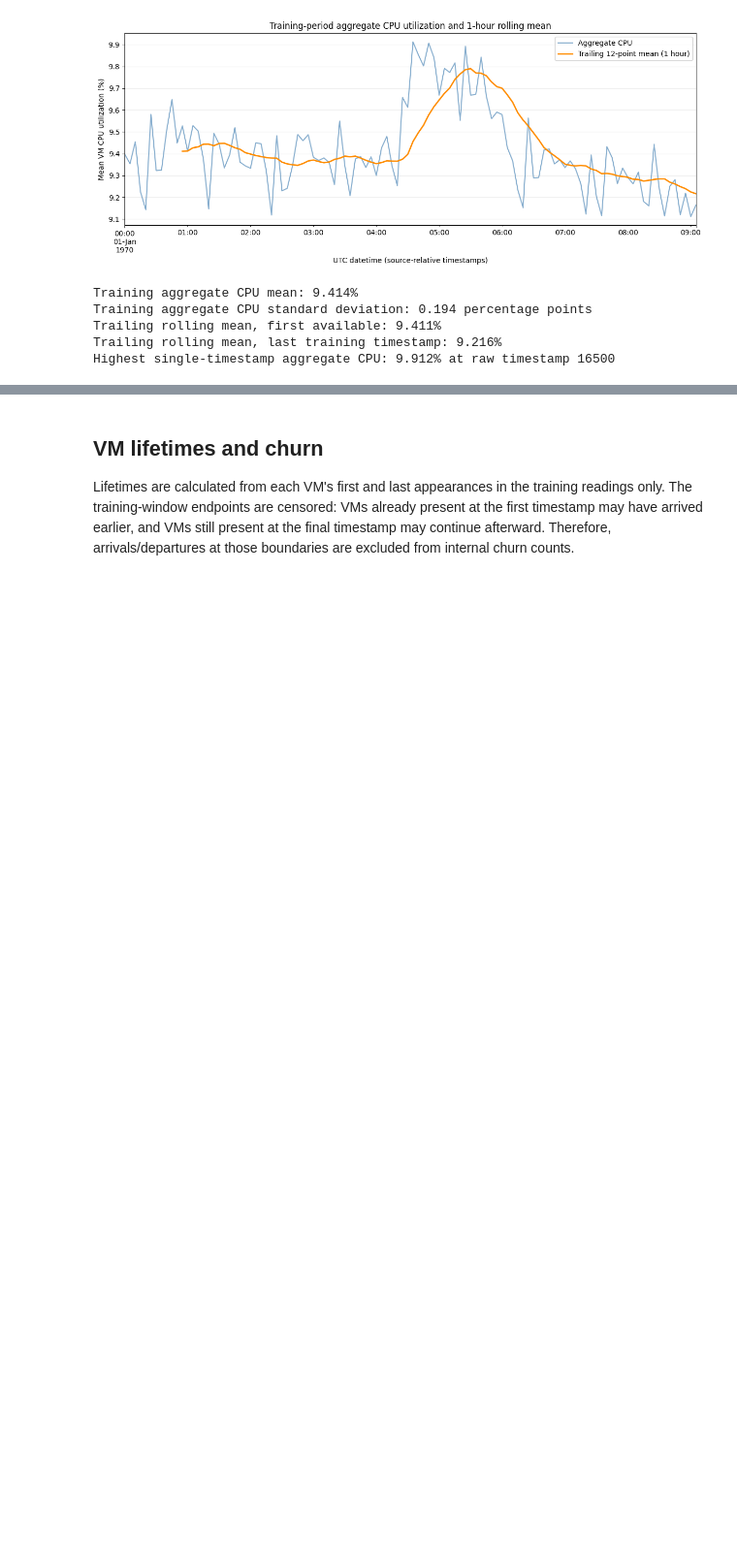
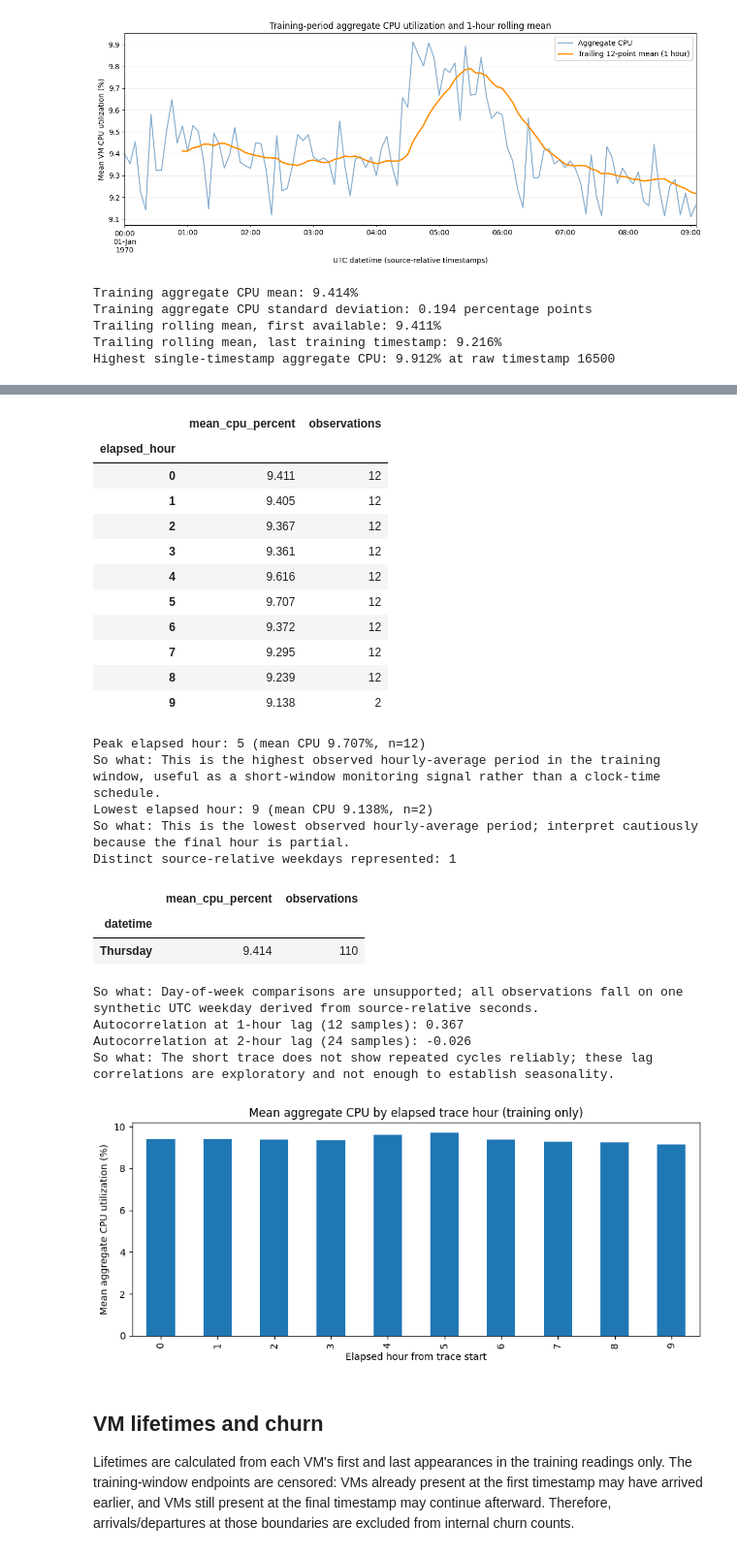
Before and after one commit to Code-compile-sys/atomity-forecasting-challenge, a Jupyter notebook: notebooks/01_eda.ipynb, the cells around one changed output, grey strips where cells are left out. Shown at 97% size. Saved outputs shown, nothing was run; the diff lists cells and outputs as text; code cells hidden in the pictures; blank space fills up the shorter version.

```diff
--- a/notebooks/01_eda.ipynb
+++ b/notebooks/01_eda.ipynb
@@ -224,3 +230,60 @@ Highest single-timestamp aggregate CPU: 9.912% at raw timestamp 16500
+# %%
+temporal_targets = train_targets.copy()
+temporal_targets["elapsed_hour"] = (temporal_targets["timestamp"] // 3600).astype(int)
+hourly_cpu = temporal_targets.groupby("elapsed_hour")["aggregate_cpu_utilization"].agg(["mean", "count"])
+hourly_cpu = hourly_cpu.rename(columns={"mean": "mean_cpu_percent", "count": "observations"})
+display(hourly_cpu.round(3))
+
+peak_hour = int(hourly_cpu["mean_cpu_percent"].idxmax())
+low_hour = int(hourly_cpu["mean_cpu_percent"].idxmin())
+print(f"Peak elapsed hour: {peak_hour} (mean CPU {hourly_cpu.loc[peak_hour, 'mean_cpu_percent']:.3f}%, n={int(hourly_cpu.loc[peak_hour, 'observations'])})")
+print("So what: This is the highest observed hourly-average period in the training window, useful as a short-window monitoring signal rather than a clock-time schedule.")
+print(f"Lowest elapsed hour: {low_hour} (mean CPU {hourly_cpu.loc[low_hour, 'mean_cpu_percent']:.3f}%, n={int(hourly_cpu.loc[low_hour, 'observations'])})")
+print("So what: This is the lowest observed hourly-average period; interpret cautiously because the final hour is partial.")
+
+weekday_cpu = temporal_targets.groupby(temporal_targets["datetime"].dt.day_name())["aggregate_cpu_utilization"].agg(["mean", "count"])
+print(f"Distinct source-relative weekdays represented: {temporal_targets['datetime'].dt.day_of_week.nunique()}")
+display(weekday_cpu.rename(columns={"mean": "mean_cpu_percent", "count": "observations"}).round(3))
+if temporal_targets["datetime"].dt.day_of_week.nunique() < 2:
+    print("So what: Day-of-week comparisons are unsupported; all observations fall on one synthetic UTC weekday derived from source-relative seconds.")
+
+lag_1h = temporal_targets["aggregate_cpu_utilization"].autocorr(lag=12)
+lag_2h = temporal_targets["aggregate_cpu_utilization"].autocorr(lag=24)
+print(f"Autocorrelation at 1-hour lag (12 samples): {lag_1h:.3f}")
+print(f"Autocorrelation at 2-hour lag (24 samples): {lag_2h:.3f}")
+print("So what: The short trace does not show repeated cycles reliably; these lag correlations are exploratory and not enough to establish seasonality.")
+
+hourly_cpu["mean_cpu_percent"].plot.bar(figsize=(9, 4), title="Mean aggregate CPU by elapsed trace hour (training only)")
+plt.xlabel("Elapsed hour from trace start")
+plt.ylabel("Mean aggregate CPU utilization (%)")
+plt.tight_layout()
+plt.show()
+# %% [output]
+|  | mean_cpu_percent | observations |
+| elapsed_hour |  |  |
+| 0 | 9.411 | 12 |
+| 1 | 9.405 | 12 |
+| 2 | 9.367 | 12 |
+| 3 | 9.361 | 12 |
+| 4 | 9.616 | 12 |
+| 5 | 9.707 | 12 |
+| 6 | 9.372 | 12 |
+| 7 | 9.295 | 12 |
+| 8 | 9.239 | 12 |
+| 9 | 9.138 | 2 |
+Peak elapsed hour: 5 (mean CPU 9.707%, n=12)
+So what: This is the highest observed hourly-average period in the training window, useful as a short-window monitoring signal rather than a clock-time schedule.
+Lowest elapsed hour: 9 (mean CPU 9.138%, n=2)
+So what: This is the lowest observed hourly-average period; interpret cautiously because the final hour is partial.
+Distinct source-relative weekdays represented: 1
+|  | mean_cpu_percent | observations |
+| datetime |  |  |
+| Thursday | 9.414 | 110 |
+So what: Day-of-week comparisons are unsupported; all observations fall on one synthetic UTC weekday derived from source-relative seconds.
+Autocorrelation at 1-hour lag (12 samples): 0.367
+Autocorrelation at 2-hour lag (24 samples): -0.026
+So what: The short trace does not show repeated cycles reliably; these lag correlations are exploratory and not enough to establish seasonality.
+[figure, added]
 # %% [markdown]
 ## VM lifetimes and churn
 
```
Also changed, not shown: parts of 10 cells of this notebook, 9 other files.
